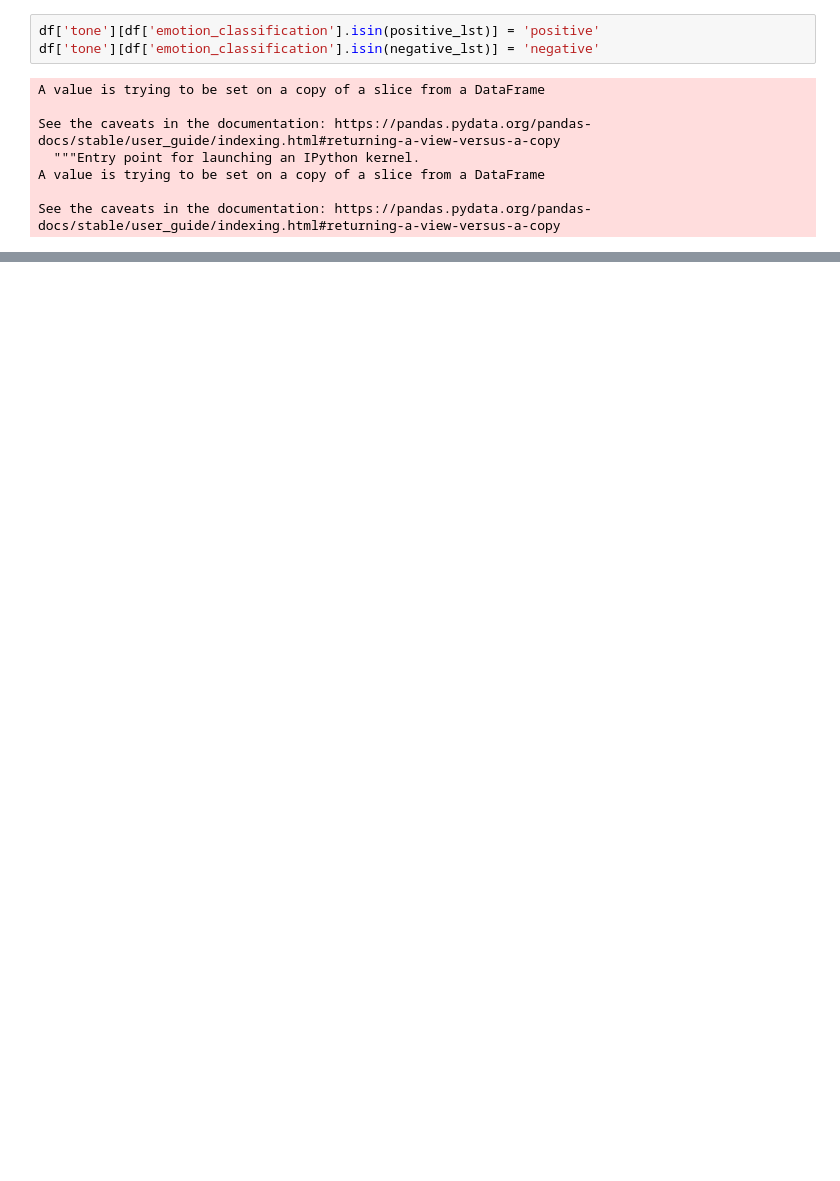
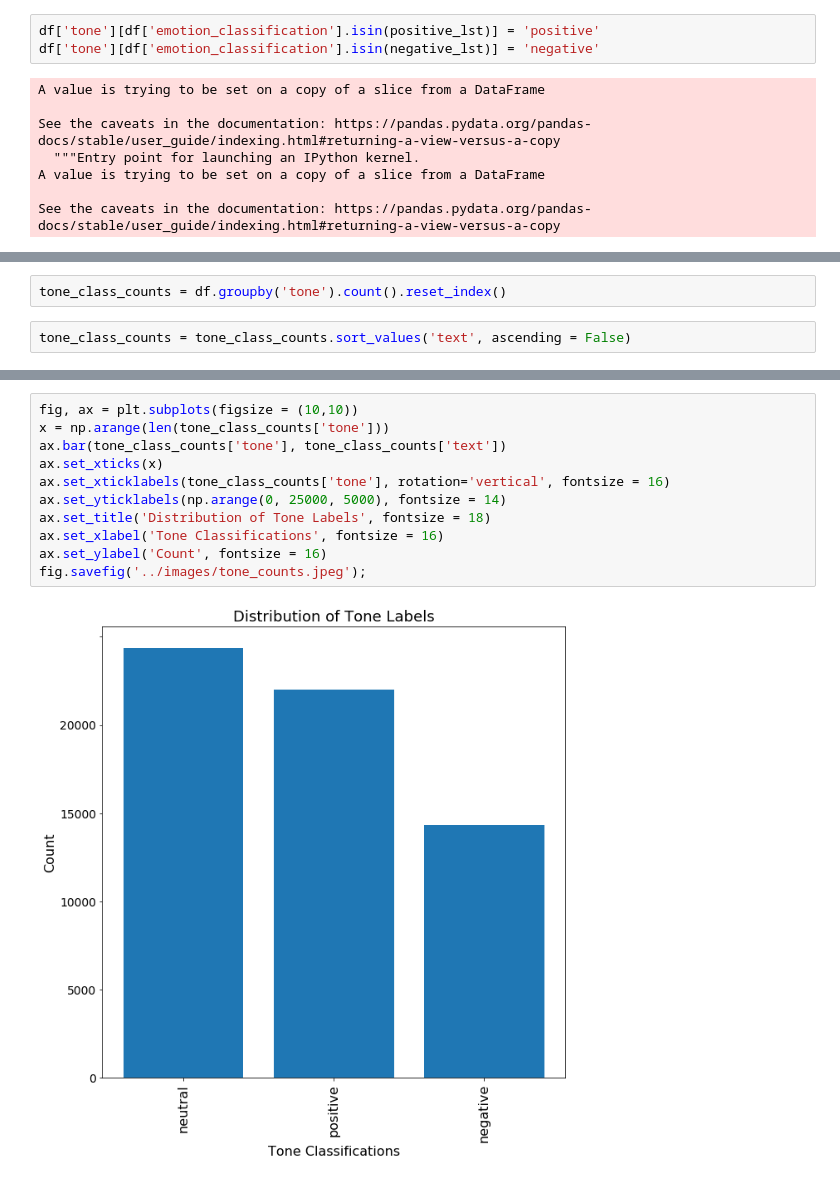
Before and after one commit to jamiewessels/Tone-Detection, a Jupyter notebook: data/EDA_group_by_emotions.ipynb, the cells around one changed output, grey strips where cells are left out. Cells and saved outputs as stored; diff of their text form; blank space fills up the shorter version.

```diff
--- a/data/EDA_group_by_emotions.ipynb
+++ b/data/EDA_group_by_emotions.ipynb
@@ -199,0 +196,4 @@ df.to_csv('grouped_emotions.csv')
+# %%
+tone_class_counts = df.groupby('tone').count().reset_index()
+# %%
+tone_class_counts = tone_class_counts.sort_values('text', ascending = False)
@@ -199,0 +207,13 @@ df.to_csv('grouped_emotions.csv')
+# %%
+fig, ax = plt.subplots(figsize = (10,10))
+x = np.arange(len(tone_class_counts['tone']))
+ax.bar(tone_class_counts['tone'], tone_class_counts['text'])
+ax.set_xticks(x)
+ax.set_xticklabels(tone_class_counts['tone'], rotation='vertical', fontsize = 16)
+ax.set_yticklabels(np.arange(0, 25000, 5000), fontsize = 14)
+ax.set_title('Distribution of Tone Labels', fontsize = 18)
+ax.set_xlabel('Tone Classifications', fontsize = 16)
+ax.set_ylabel('Count', fontsize = 16)
+fig.savefig('../images/tone_counts.jpeg');
+# %% [output]
+[figure, added]
```
Also changed, not shown: parts of 7 cells of this notebook, 21 other files.
